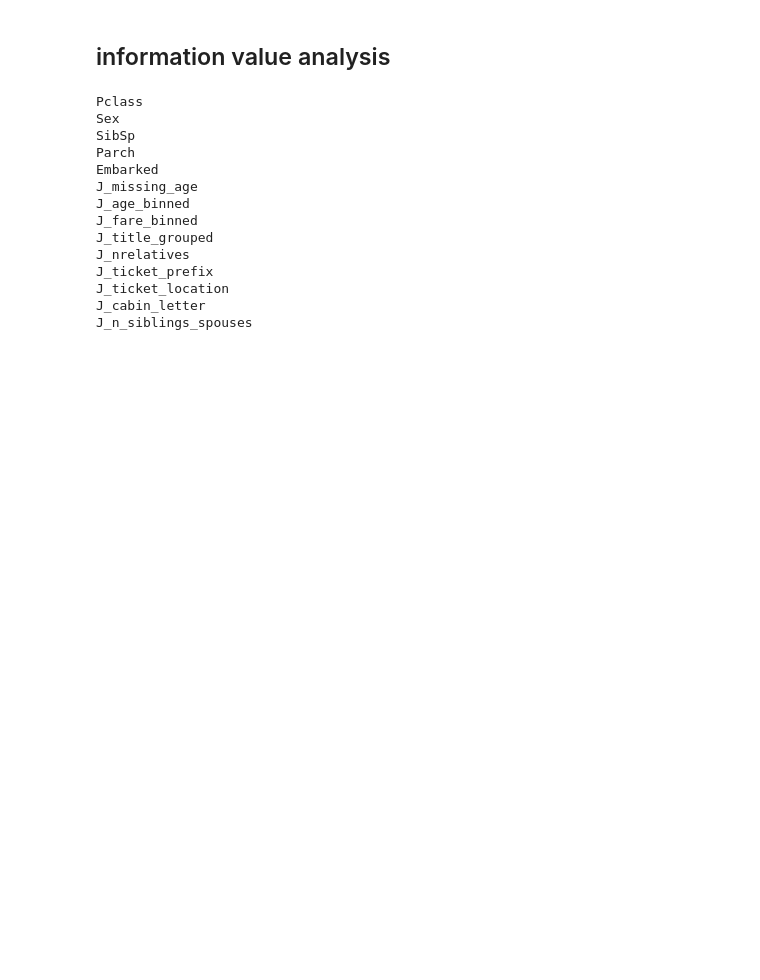
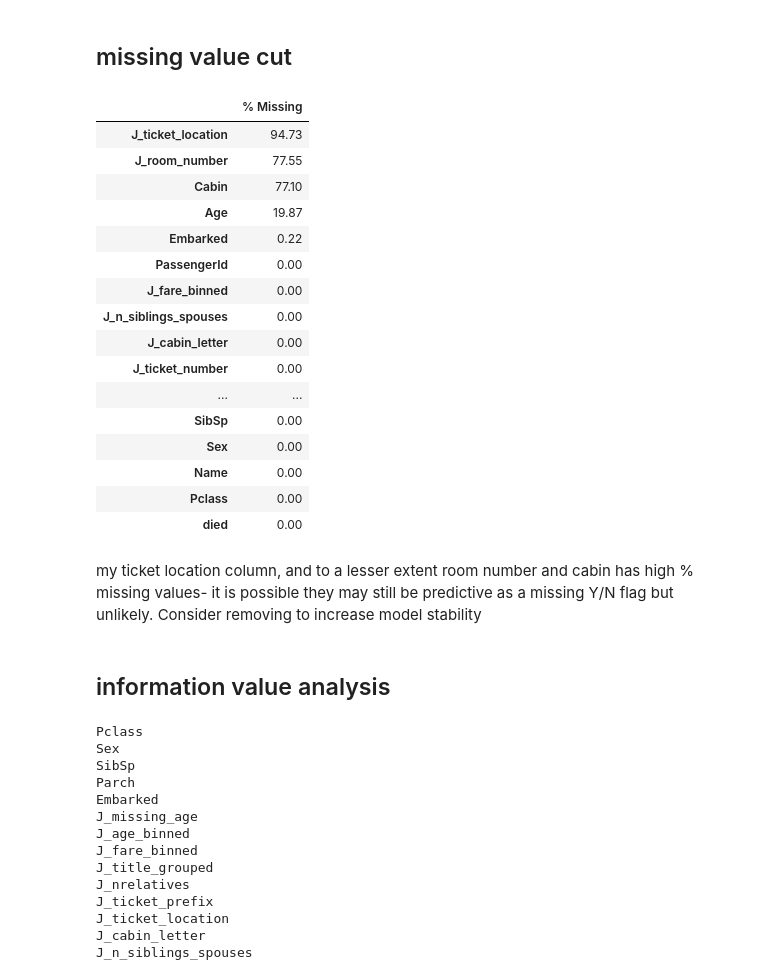
Before and after one commit to jackg1787/titanic_ml, a Jupyter notebook: notebooks/2. Feature Selection.ipynb, the cells around one changed output. Saved outputs shown, nothing was run; the diff lists cells and outputs as text; code cells hidden in the pictures; blank space fills up the shorter version.

```diff
--- a/notebooks/2. Feature Selection.ipynb
+++ b/notebooks/2. Feature Selection.ipynb
@@ -27,6 +27,31 @@ candidates = ['Pclass','Sex',
 # %%
 data['died'] = 0
 data.loc[data['Survived']==0, 'died'] = 1
+# %% [markdown]
+## missing value cut
+# %%
+(100*data.isnull().sum()/data.shape[0]).to_frame("% Missing").sort_values(by='% Missing',
+                                                                          ascending=False).round(2)
+# %% [output]
+|  | % Missing |
+| J_ticket_location | 94.73 |
+| J_room_number | 77.55 |
+| Cabin | 77.10 |
+| Age | 19.87 |
+| Embarked | 0.22 |
+| PassengerId | 0.00 |
+| J_fare_binned | 0.00 |
+| J_n_siblings_spouses | 0.00 |
+| J_cabin_letter | 0.00 |
+| J_ticket_number | 0.00 |
+| ... | ... |
+| SibSp | 0.00 |
+| Sex | 0.00 |
+| Name | 0.00 |
+| Pclass | 0.00 |
+| died | 0.00 |
+# %% [markdown]
+my ticket location column, and to a lesser extent room number and cabin has high % missing values- it is possible they may still be predictive as a missing Y/N flag but unlikely. Consider removing to increase model stability
 # %% [markdown]
 ## information value analysis
 # %%
```
Also changed, not shown: parts of 6 cells of this notebook, 4 other files.
